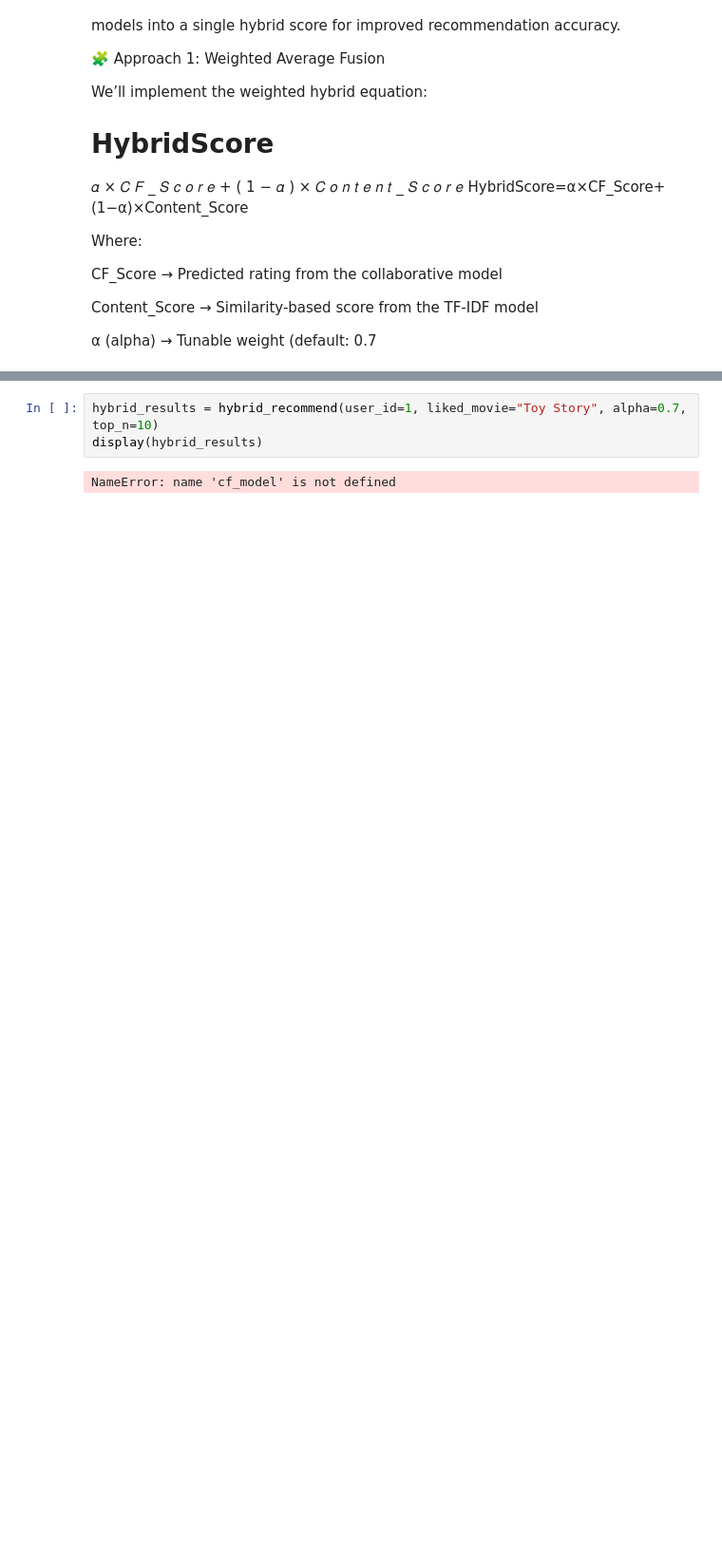
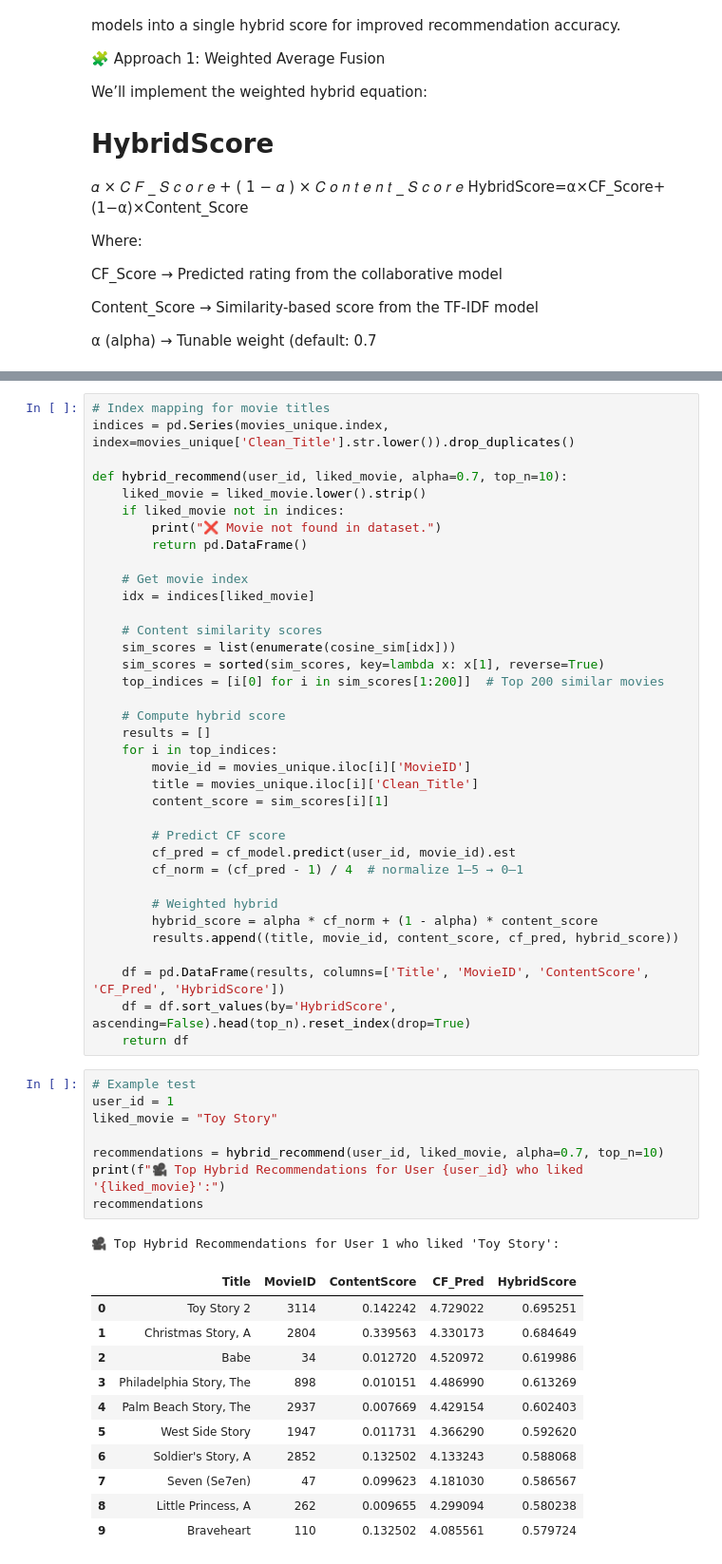
Before and after one commit to KESAVE8604-droid/kesaverdhen-hybrid-movie-recommender, a Jupyter notebook: notebooks/Phase4_HybridFusion.ipynb, the cells around one changed output, grey strips where cells are left out. Shown at 95% size. Cells and saved outputs as stored; diff of their text form; blank space fills up the shorter version.

```diff
--- a/notebooks/Phase4_HybridFusion.ipynb
+++ b/notebooks/Phase4_HybridFusion.ipynb
@@ -156,5 +139,57 @@ def hybrid_recommend(user_id, liked_movie, alpha=0.7, top_n=10):
+# %%
+# Index mapping for movie titles
+indices = pd.Series(movies_unique.index, index=movies_unique['Clean_Title'].str.lower()).drop_duplicates()
+
+def hybrid_recommend(user_id, liked_movie, alpha=0.7, top_n=10):
+    liked_movie = liked_movie.lower().strip()
+    if liked_movie not in indices:
+        print("❌ Movie not found in dataset.")
+        return pd.DataFrame()
+
+    # Get movie index
+    idx = indices[liked_movie]
+
+    # Content similarity scores
+    sim_scores = list(enumerate(cosine_sim[idx]))
+    sim_scores = sorted(sim_scores, key=lambda x: x[1], reverse=True)
+    top_indices = [i[0] for i in sim_scores[1:200]]  # Top 200 similar movies
+
+    # Compute hybrid score
+    results = []
+    for i in top_indices:
+        movie_id = movies_unique.iloc[i]['MovieID']
+        title = movies_unique.iloc[i]['Clean_Title']
+        content_score = sim_scores[i][1]
+
+        # Predict CF score
+        cf_pred = cf_model.predict(user_id, movie_id).est
+        cf_norm = (cf_pred - 1) / 4  # normalize 1–5 → 0–1
+
+        # Weighted hybrid
+        hybrid_score = alpha * cf_norm + (1 - alpha) * content_score
+        results.append((title, movie_id, content_score, cf_pred, hybrid_score))
+
+    df = pd.DataFrame(results, columns=['Title', 'MovieID', 'ContentScore', 'CF_Pred', 'HybridScore'])
+    df = df.sort_values(by='HybridScore', ascending=False).head(top_n).reset_index(drop=True)
+    return df
 # %%
-hybrid_results = hybrid_recommend(user_id=1, liked_movie="Toy Story", alpha=0.7, top_n=10)
-display(hybrid_results)
+# Example test
+user_id = 1
+liked_movie = "Toy Story"
+
+recommendations = hybrid_recommend(user_id, liked_movie, alpha=0.7, top_n=10)
+print(f"🎥 Top Hybrid Recommendations for User {user_id} who liked '{liked_movie}':")
+recommendations
 # %% [output]
-NameError: name 'cf_model' is not defined
+🎥 Top Hybrid Recommendations for User 1 who liked 'Toy Story':
+|  | Title | MovieID | ContentScore | CF_Pred | HybridScore |
+| 0 | Toy Story 2 | 3114 | 0.142242 | 4.729022 | 0.695251 |
+| 1 | Christmas Story, A | 2804 | 0.339563 | 4.330173 | 0.684649 |
+| 2 | Babe | 34 | 0.012720 | 4.520972 | 0.619986 |
+| 3 | Philadelphia Story, The | 898 | 0.010151 | 4.486990 | 0.613269 |
+| 4 | Palm Beach Story, The | 2937 | 0.007669 | 4.429154 | 0.602403 |
+| 5 | West Side Story | 1947 | 0.011731 | 4.366290 | 0.592620 |
+| 6 | Soldier's Story, A | 2852 | 0.132502 | 4.133243 | 0.588068 |
+| 7 | Seven (Se7en) | 47 | 0.099623 | 4.181030 | 0.586567 |
+| 8 | Little Princess, A | 262 | 0.009655 | 4.299094 | 0.580238 |
+| 9 | Braveheart | 110 | 0.132502 | 4.085561 | 0.579724 |
```
Also changed, not shown: parts of 16 cells of this notebook.
